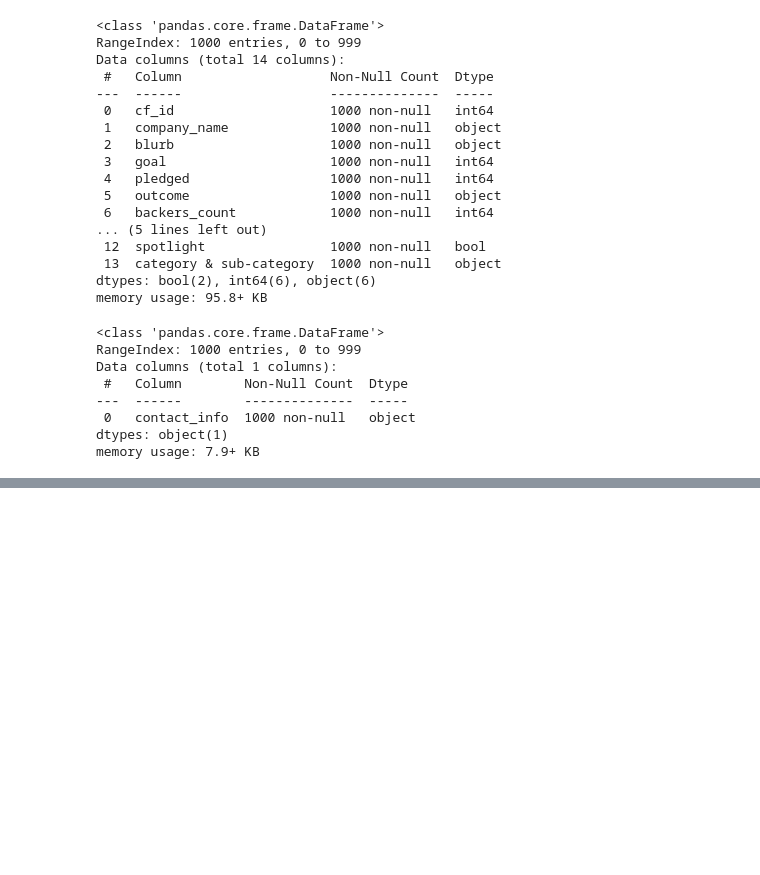
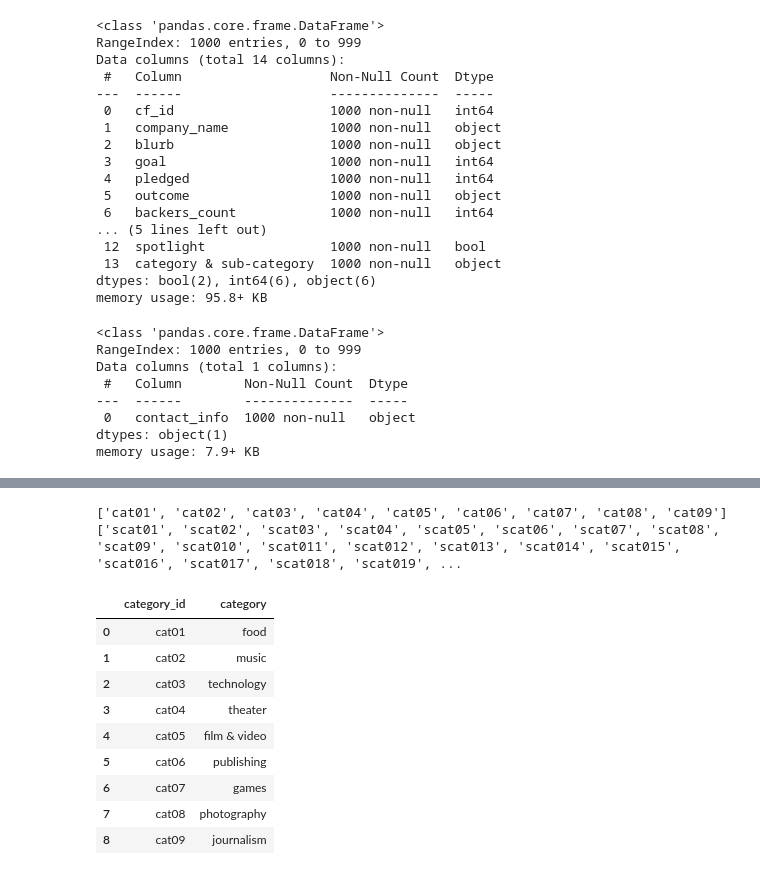
Before and after one commit to LouFoster/Crowdfunding-ETL, a Jupyter notebook: Mod8_Practv2.ipynb, the cells around one changed output, grey strips where cells are left out. Cells and saved outputs as stored; diff of their text form; code cells hidden in the pictures; blank space fills up the shorter version.

```diff
--- a/Mod8_Practv2.ipynb
+++ b/Mod8_Practv2.ipynb
@@ -94,0 +163,12 @@ memory usage: 7.9+ KB
+# %%
+# Use a list comprehension to add "cat0" to each category_id.
+cat_ids = ["cat0" + str(cat_id) for cat_id in category_ids]
+
+# Use a list comprehension to add "scat0" to each subcategory_id.
+scat_ids = ["scat0" + str(scat_id) for scat_id in subcategory_ids ]
+
+print(cat_ids)
+print(scat_ids)
+# %% [output]
+['cat01', 'cat02', 'cat03', 'cat04', 'cat05', 'cat06', 'cat07', 'cat08', 'cat09']
+['scat01', 'scat02', 'scat03', 'scat04', 'scat05', 'scat06', 'scat07', 'scat08', 'scat09', 'scat010', 'scat011', 'scat012', 'scat013', 'scat014', 'scat015', 'scat016', 'scat017', 'scat018', 'scat019', ...
@@ -94,0 +187,14 @@ memory usage: 7.9+ KB
+# %%
+#shows the output from running the preceding code and then printing the first 10 rows of the category_df DataFrame:
+category_df.head(10)
+# %% [output]
+|  | category_id | category |
+| 0 | cat01 | food |
+| 1 | cat02 | music |
+| 2 | cat03 | technology |
+| 3 | cat04 | theater |
+| 4 | cat05 | film & video |
+| 5 | cat06 | publishing |
+| 6 | cat07 | games |
+| 7 | cat08 | photography |
+| 8 | cat09 | journalism |
```
Also changed, not shown: parts of 10 cells of this notebook, 2 other files.
